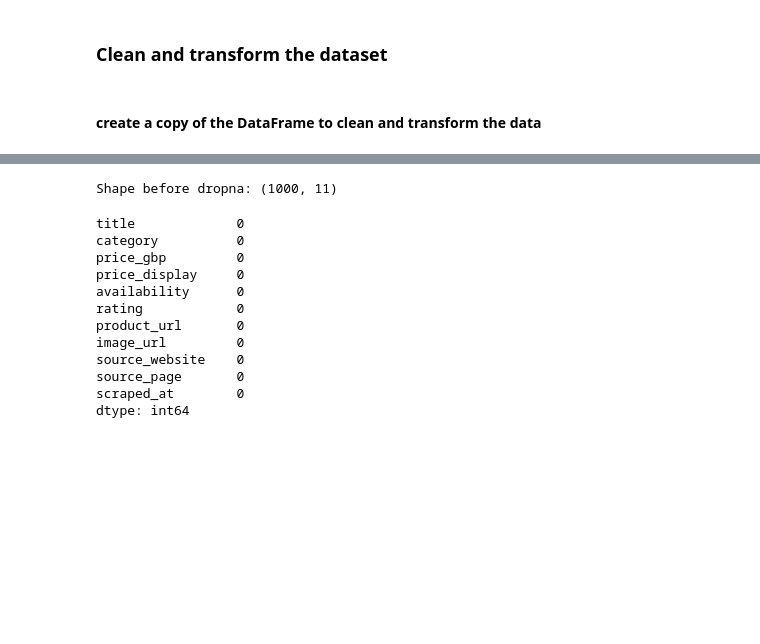
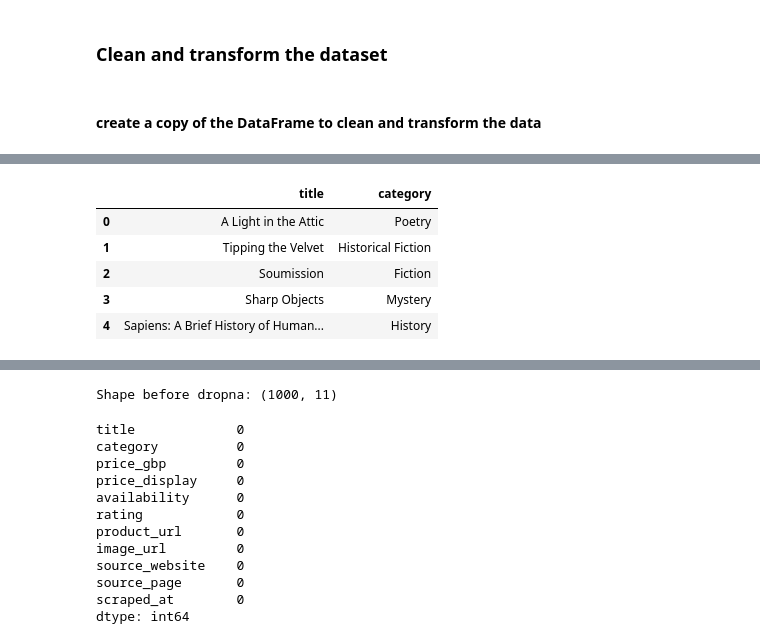
Before and after one commit to ayomikunadaramola/pagepulse-books-web-scraping-pipeline, a Jupyter notebook: notebooks/book_scraping_pipeline.ipynb, the cells around one changed output, grey strips where cells are left out. Cells and saved outputs as stored; diff of their text form; code cells hidden in the pictures; blank space fills up the shorter version.

```diff
--- a/notebooks/book_scraping_pipeline.ipynb
+++ b/notebooks/book_scraping_pipeline.ipynb
@@ -744,0 +780,22 @@ books_cleaned.head()
+# %%
+categories = []
+
+for index, product_url in enumerate(
+    books_cleaned["product_url"],
+    start=1
+):
+    print(
+        f"Scraping category {index} "
+        f"of {len(books_cleaned)}"
+    )
+
+    category = scrape_book_category(
+        product_url,
+        session
+    )
+
+    categories.append(category)
+
+    time.sleep(0.5)
+
+books_cleaned["category"] = categories
@@ -745,3 +820,14 @@ books_cleaned.head()
+# %%
+books_cleaned[
+    ["title", "category"]
+].head()
+# %% [output]
+|  | title | category |
+| 0 | A Light in the Attic | Poetry |
+| 1 | Tipping the Velvet | Historical Fiction |
+| 2 | Soumission | Fiction |
+| 3 | Sharp Objects | Mystery |
+| 4 | Sapiens: A Brief History of Human... | History |
 # %%
 # Final columns
 # Columns to keep in the final cleaned dataset
```
Also changed, not shown: parts of 37 cells of this notebook, 2 other files.
